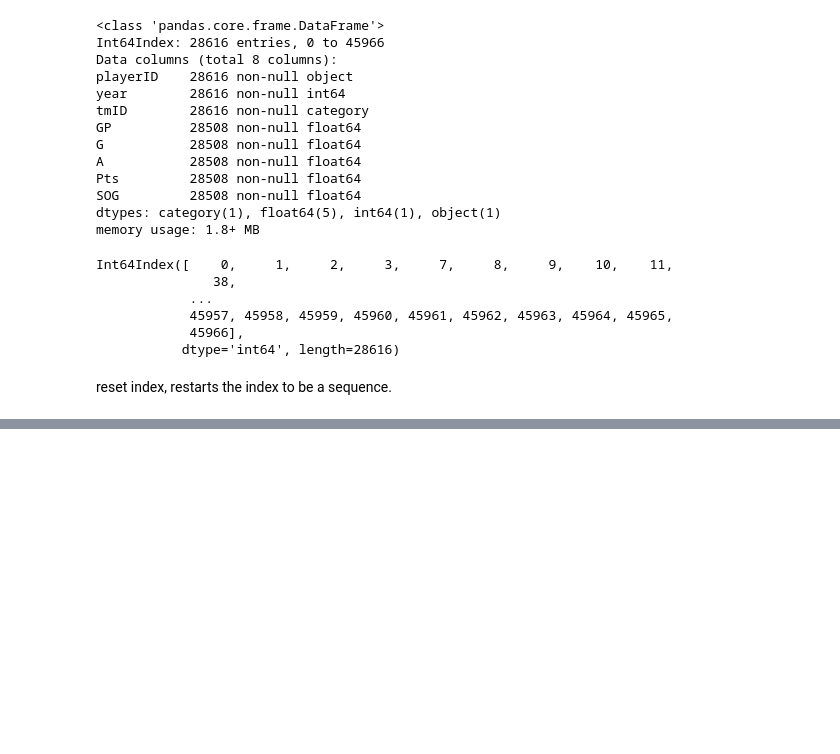
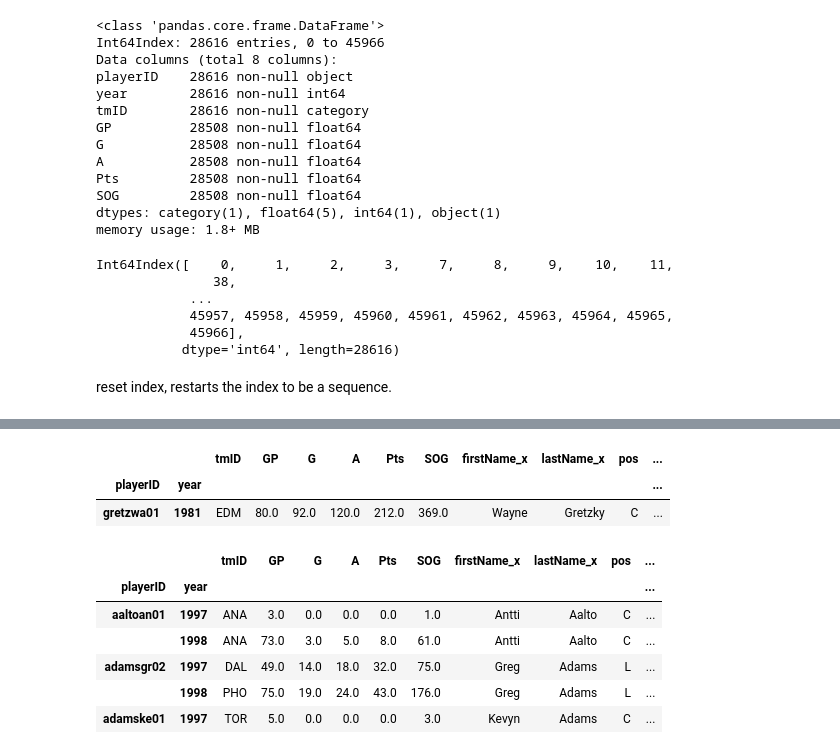
Before and after one commit to mp3sii/Panda_Intro, a Jupyter notebook: Pandas_Intro.ipynb, the cells around one changed output, grey strips where cells are left out. Cells and saved outputs as stored; diff of their text form; code cells hidden in the pictures; blank space fills up the shorter version.

```diff
--- a/Pandas_Intro.ipynb
+++ b/Pandas_Intro.ipynb
@@ -332,3 +316,6 @@ players_df_trim_df.loc[(players_df['birthYear']>1992), ['playerID', 'birthYear']
 | 5234 | nugenry01 | 1993.0 |
 | 6280 | scheima01 | 1993.0 |
 | 7737 | zibanmi01 | 1993.0 |
+# %%
+players_df_trim_df = players_df_trim_df.filter(regex='(playerID|pos|^birth)|(Name$)', axis=1)
+list(players_df_trim_df.columns)
@@ -588,0 +569,20 @@ teams_df.shape
+# %%
+# Query one record
+mi.loc[('gretzwa01', 1981)]
+# %% [output]
+|  |  | tmID | GP | G | A | Pts | SOG | firstName_x | lastName_x | pos | ... |
+| playerID | year |  |  |  |  |  |  |  |  |  | ... |
+| gretzwa01 | 1981 | EDM | 80.0 | 92.0 | 120.0 | 212.0 | 369.0 | Wayne | Gretzky | C | ... |
+# %%
+# Slicing multiple records (they need to be sorted first)
+idx = pd.IndexSlice
+mi2 = mi.sort_index()
+mi2.loc[idx[:, 1997:1998], :].head() # obtain all records from 1997 to 1998
+# %% [output]
+|  |  | tmID | GP | G | A | Pts | SOG | firstName_x | lastName_x | pos | ... |
+| playerID | year |  |  |  |  |  |  |  |  |  | ... |
+| aaltoan01 | 1997 | ANA | 3.0 | 0.0 | 0.0 | 0.0 | 1.0 | Antti | Aalto | C | ... |
+|  | 1998 | ANA | 73.0 | 3.0 | 5.0 | 8.0 | 61.0 | Antti | Aalto | C | ... |
+| adamsgr02 | 1997 | DAL | 49.0 | 14.0 | 18.0 | 32.0 | 75.0 | Greg | Adams | L | ... |
+|  | 1998 | PHO | 75.0 | 19.0 | 24.0 | 43.0 | 176.0 | Greg | Adams | L | ... |
+| adamske01 | 1997 | TOR | 5.0 | 0.0 | 0.0 | 0.0 | 3.0 | Kevyn | Adams | C | ... |
```
Also changed, not shown: parts of 99 cells of this notebook, 3 other files.
